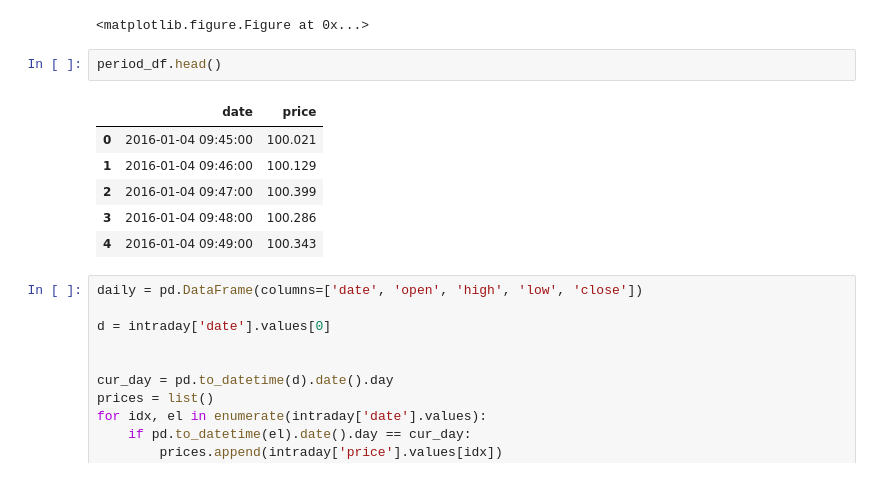
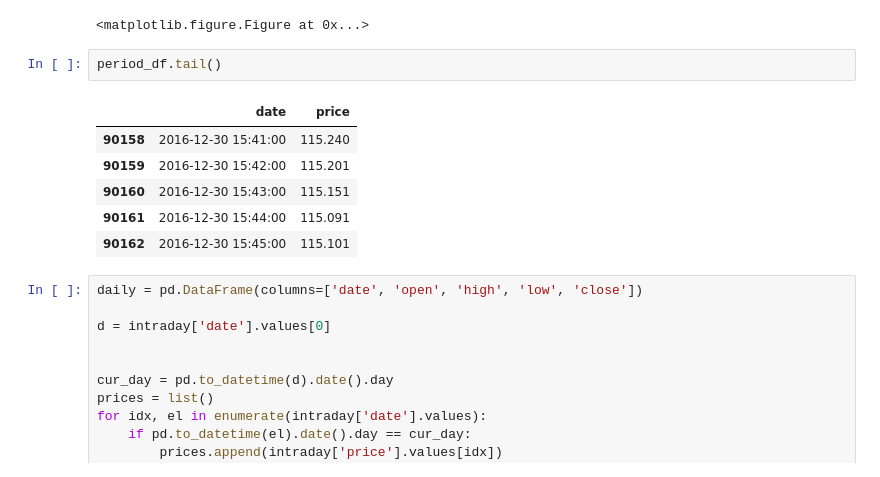
Before and after one commit to ostapkharysh/Stock-return-predictability, a Jupyter notebook: Stock_data_analysis.ipynb, the cells around one changed output. Drawn from its saved outputs; the diff is of its cells as text.

```diff
--- a/Stock_data_analysis.ipynb
+++ b/Stock_data_analysis.ipynb
@@ -34,14 +34,14 @@ plt.show()
 # %% [output]
 <matplotlib.figure.Figure at 0x...>
 # %%
-period_df.head()
+period_df.tail()
 # %% [output]
 |  | date | price |
-| 0 | 2016-01-04 09:45:00 | 100.021 |
-| 1 | 2016-01-04 09:46:00 | 100.129 |
-| 2 | 2016-01-04 09:47:00 | 100.399 |
-| 3 | 2016-01-04 09:48:00 | 100.286 |
-| 4 | 2016-01-04 09:49:00 | 100.343 |
+| 90158 | 2016-12-30 15:41:00 | 115.240 |
+| 90159 | 2016-12-30 15:42:00 | 115.201 |
+| 90160 | 2016-12-30 15:43:00 | 115.151 |
+| 90161 | 2016-12-30 15:44:00 | 115.091 |
+| 90162 | 2016-12-30 15:45:00 | 115.101 |
 # %%
 daily = pd.DataFrame(columns=['date', 'open', 'high', 'low', 'close'])
 
```
Also changed, not shown: parts of 30 cells of this notebook, 1 other file.
